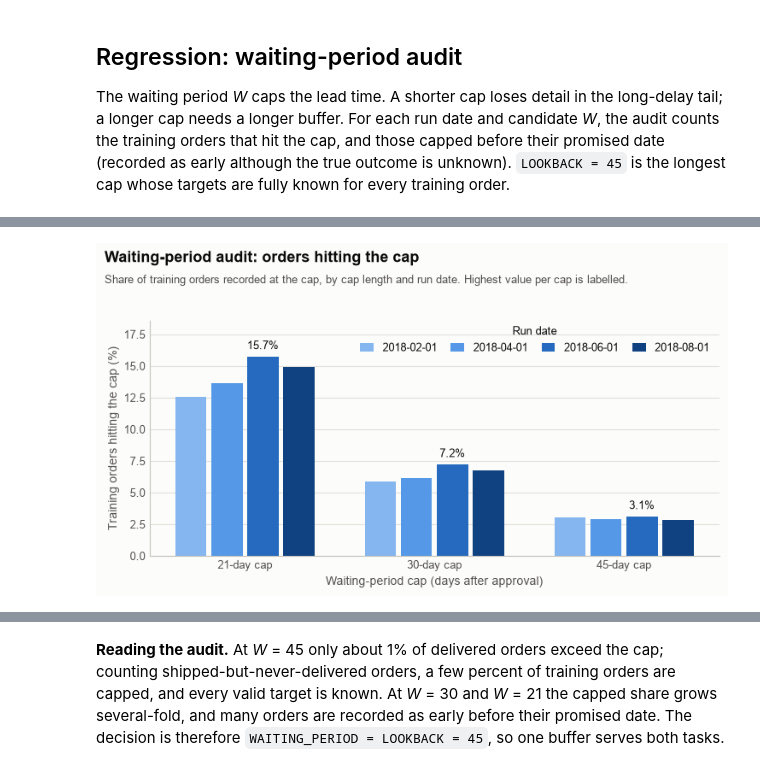
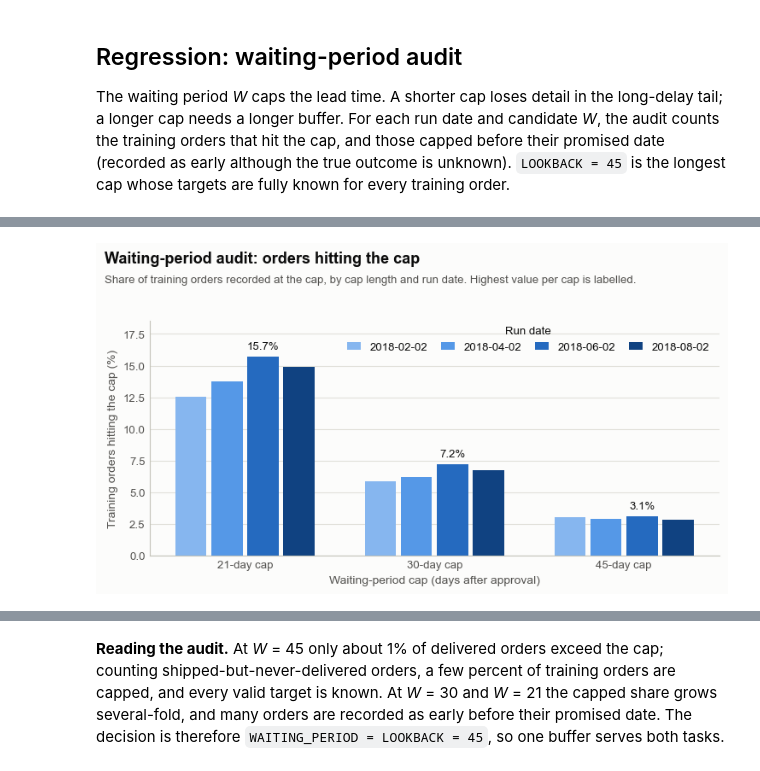
Before and after one commit to mushroomyyy/Team8_IT5006_Ecommerce_Analytics_AY2627Sem1, a Jupyter notebook: notebooks/01_data_features_multicollinearity.ipynb, the cells around one changed output, grey strips where cells are left out. Cells and saved outputs as stored; diff of their text form; code cells hidden in the pictures.

```diff
--- a/notebooks/01_data_features_multicollinearity.ipynb
+++ b/notebooks/01_data_features_multicollinearity.ipynb
@@ -321,11 +321,11 @@ lead_summary
 | days_from_promise | 96,190.00 | -11.81 | 10.09 | -147.00 | -26.00 | -17.00 | -12.00 | -7.00 | 3.00 | 18.00 | 188.00 |
 # %%
 waiting_audit = audits.waiting_period_audit(
-    final_df, run_dates=['2018-02-01', '2018-04-01', '2018-06-01', '2018-08-01'],
+    final_df, run_dates=['2018-02-02', '2018-04-02', '2018-06-02', '2018-08-02'],
     waiting_periods=[21, 30, 45], lookback=LOOKBACK, window_days=PXD)
 waiting_audit.to_csv(DATA_DIR / '01_waiting_period_audit.csv', index=False)
 figs.plot_waiting_period_audit(waiting_audit, save_path=FIGURE_DIR / '01_waiting_period_audit.png')
 waiting_audit
 # %% [output]
-[figure, old version]
+[figure, new version]
 |  | run_date | waiting_period | orders | known_pct | capped_pct | capped_before_promise_pct | unresolved_pct |
```
Also changed, not shown: parts of 8 cells of this notebook, 5 other files.
